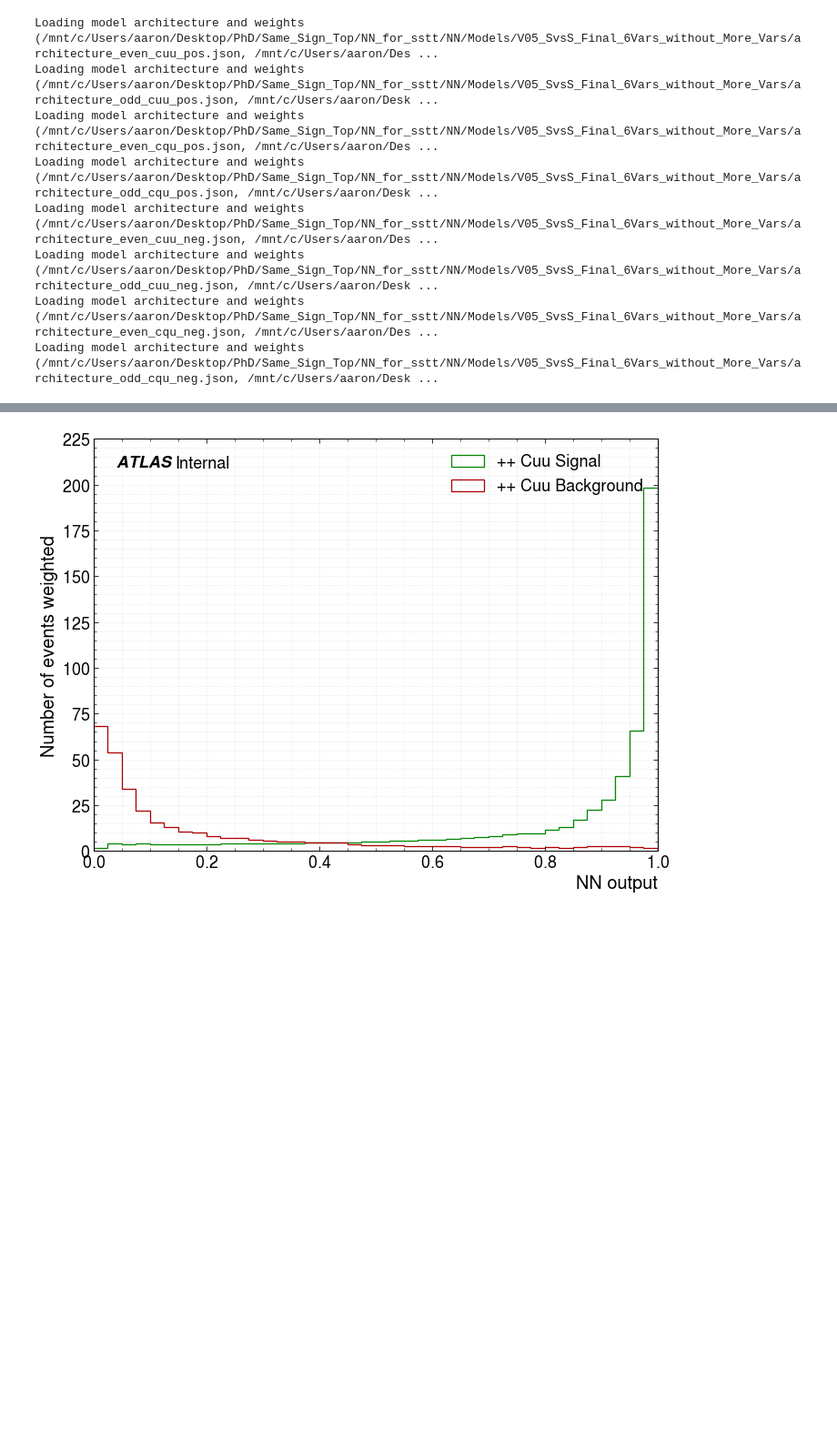
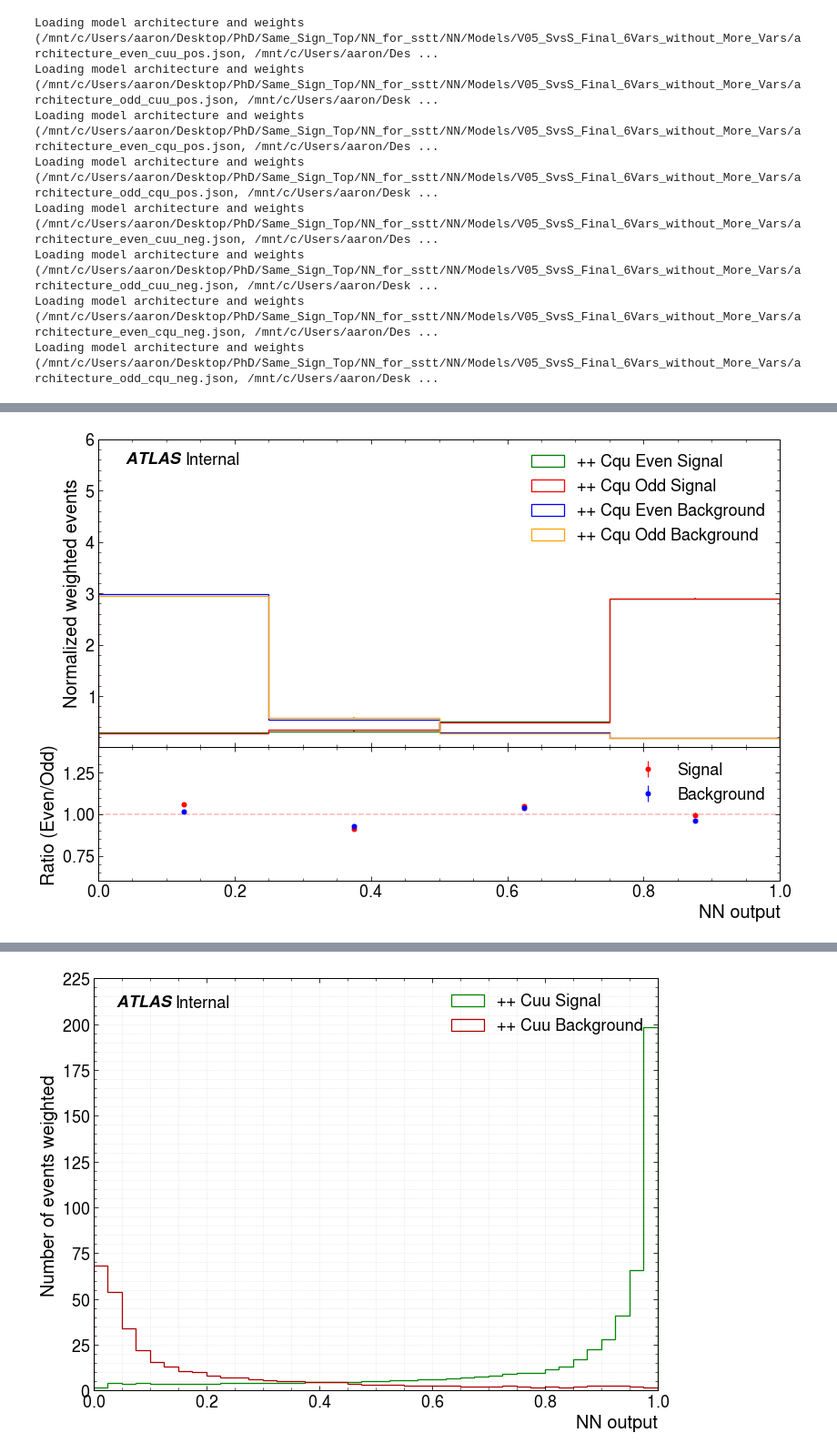
Before and after one commit to AaronvanderGraaf/NN_for_sstt, a Jupyter notebook: NN/SvsS_Final_6Vars_without_More_Vars.ipynb, the cells around one changed output, grey strips where cells are left out. Shown at 91% size. Drawn from its saved outputs; the diff is of its cells as text; code cells hidden in the pictures; blank space fills up the shorter version.

```diff
--- a/NN/SvsS_Final_6Vars_without_More_Vars.ipynb
+++ b/NN/SvsS_Final_6Vars_without_More_Vars.ipynb
@@ -1045,0 +1163,6 @@ weights_cqu_neg = np.concatenate([weights7, weights8])
+# %%
+Hist3 = [pred3, truth3, weights3, "++ Cqu Even"]
+Hist4 = [pred4, truth4, weights4, "++ Cqu Odd"]
+Compare_Odd_Even_Plots(Hist3, Hist4, "Pos_Cqu_DNN-Output_Weighted-Compare-Odd-Even.png")
+# %% [output]
+[figure, added]
```
Also changed, not shown: parts of 17 cells of this notebook, 20 other files.
